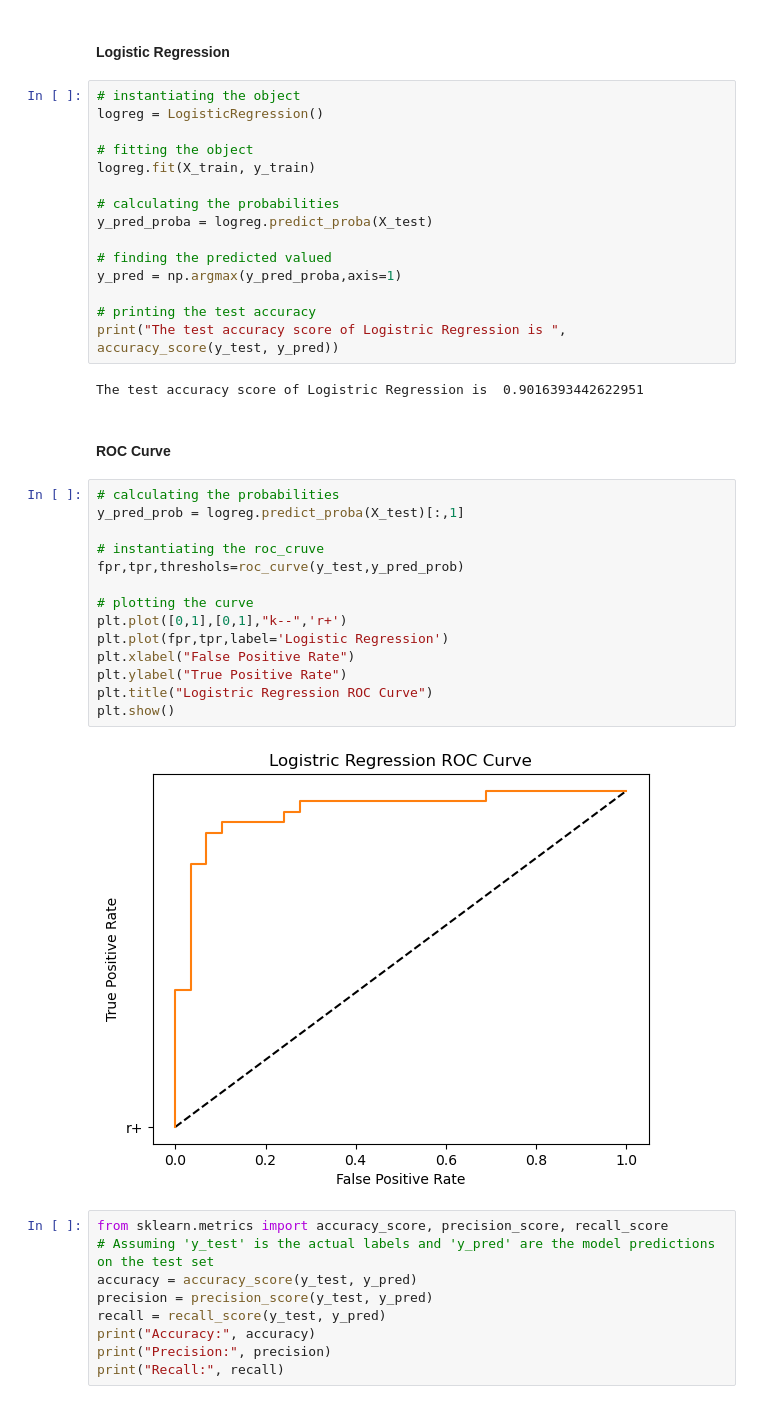
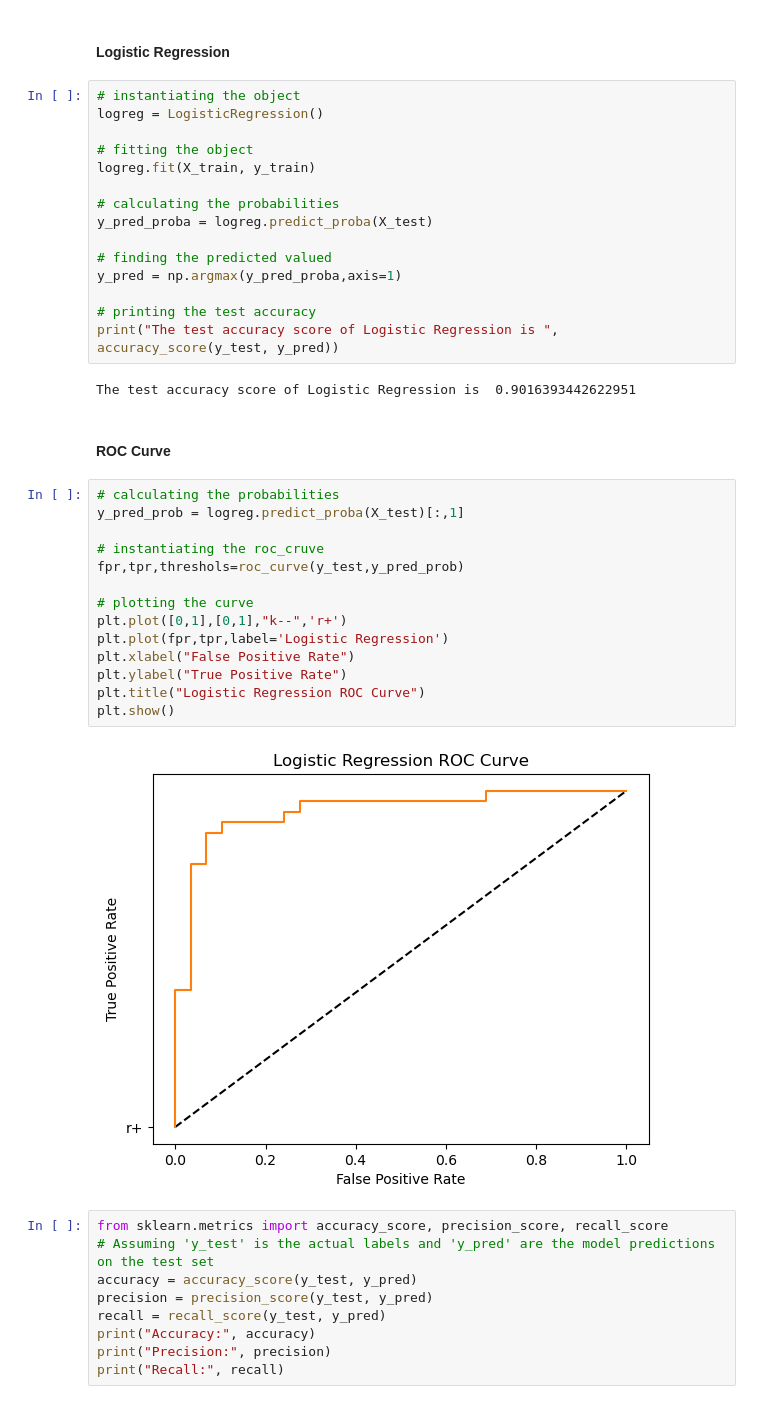
Before and after one commit to markcoty/Heart-Attack-Prediction-Model, a Jupyter notebook: 1 - Heart Project EDA-v6.ipynb, the cells around one changed output. Saved outputs shown, nothing was run; the diff lists cells and outputs as text.

```diff
--- a/1 - Heart Project EDA-v6.ipynb
+++ b/1 - Heart Project EDA-v6.ipynb
@@ -999,27 +998,27 @@ y_pred_proba = logreg.predict_proba(X_test)
 y_pred = np.argmax(y_pred_proba,axis=1)
 
 # printing the test accuracy
-print("The test accuracy score of Logistric Regression is ", accuracy_score(y_test, y_pred))
+print("The test accuracy score of Logistic Regression is ", accuracy_score(y_test, y_pred))
 # %% [output]
-The test accuracy score of Logistric Regression is  0.9016393442622951
+The test accuracy score of Logistic Regression is  0.9016393442622951
 # %% [markdown]
 #### ROC Curve
 # %%
 # calculating the probabilities
 y_pred_prob = logreg.predict_proba(X_test)[:,1]
 
 # instantiating the roc_cruve
 fpr,tpr,threshols=roc_curve(y_test,y_pred_prob)
 
 # plotting the curve
 plt.plot([0,1],[0,1],"k--",'r+')
 plt.plot(fpr,tpr,label='Logistic Regression')
 plt.xlabel("False Positive Rate")
 plt.ylabel("True Positive Rate")
-plt.title("Logistric Regression ROC Curve")
+plt.title("Logistic Regression ROC Curve")
 plt.show()
 # %% [output]
-[figure, old version]
+[figure, new version]
 # %%
 from sklearn.metrics import accuracy_score, precision_score, recall_score
 # Assuming 'y_test' is the actual labels and 'y_pred' are the model predictions on the test set
```
Also changed, not shown: parts of 1 cell of this notebook.
